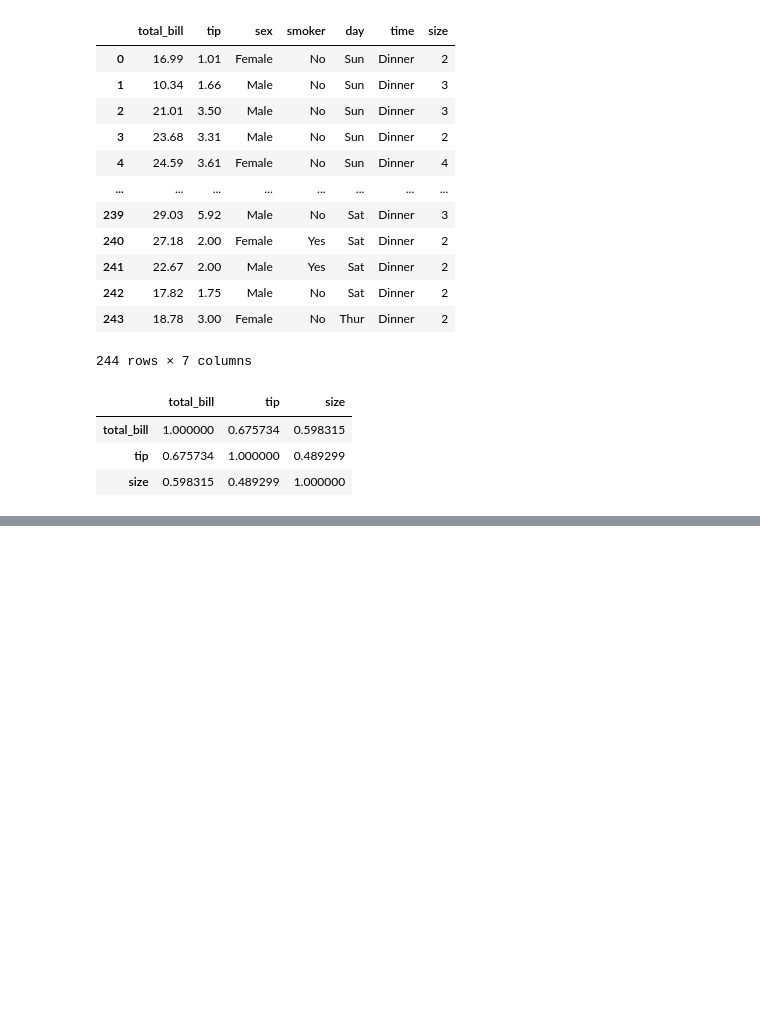
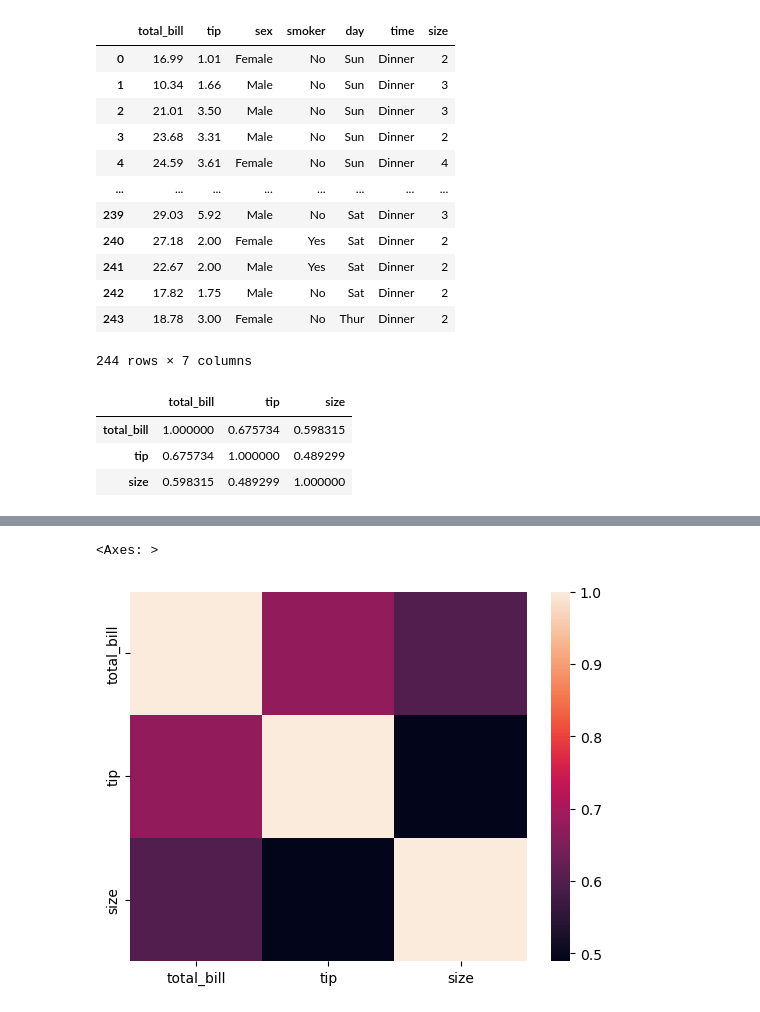
Before and after one commit to ankushgupta05/ML-BY-SISTec-4th-sem, a Jupyter notebook: ML/Matplotlib and seaboarn/matplotlib and seaboarn (Data visualization).ipynb, the cells around one changed output, grey strips where cells are left out. Drawn from its saved outputs; the diff is of its cells as text; code cells hidden in the pictures; blank space fills up the shorter version.

```diff
--- a/ML/Matplotlib and seaboarn/matplotlib and seaboarn (Data visualization).ipynb
+++ b/ML/Matplotlib and seaboarn/matplotlib and seaboarn (Data visualization).ipynb
@@ -346,3 +346,6 @@ df.corr()
 | total_bill | 1.000000 | 0.675734 | 0.598315 |
 | tip | 0.675734 | 1.000000 | 0.489299 |
 | size | 0.598315 | 0.489299 | 1.000000 |
+# %%
+df1 = df.drop(['sex','smoker','day','time'], axis=1)
+df1
@@ -348,0 +366,5 @@ df.corr()
+# %%
+sns.heatmap(df1.corr())
+# %% [output]
+<Axes: >
+[figure, added]
```
Also changed, not shown: parts of 24 cells of this notebook.
